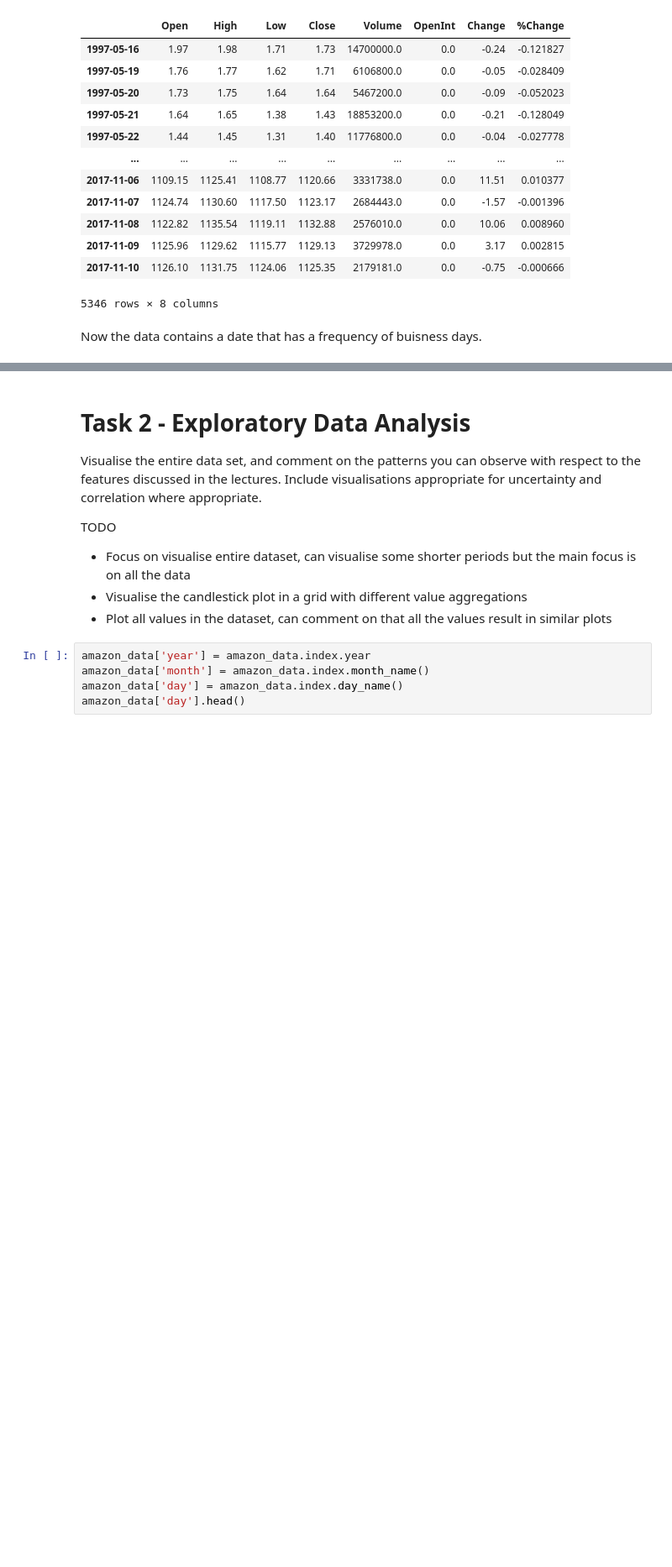
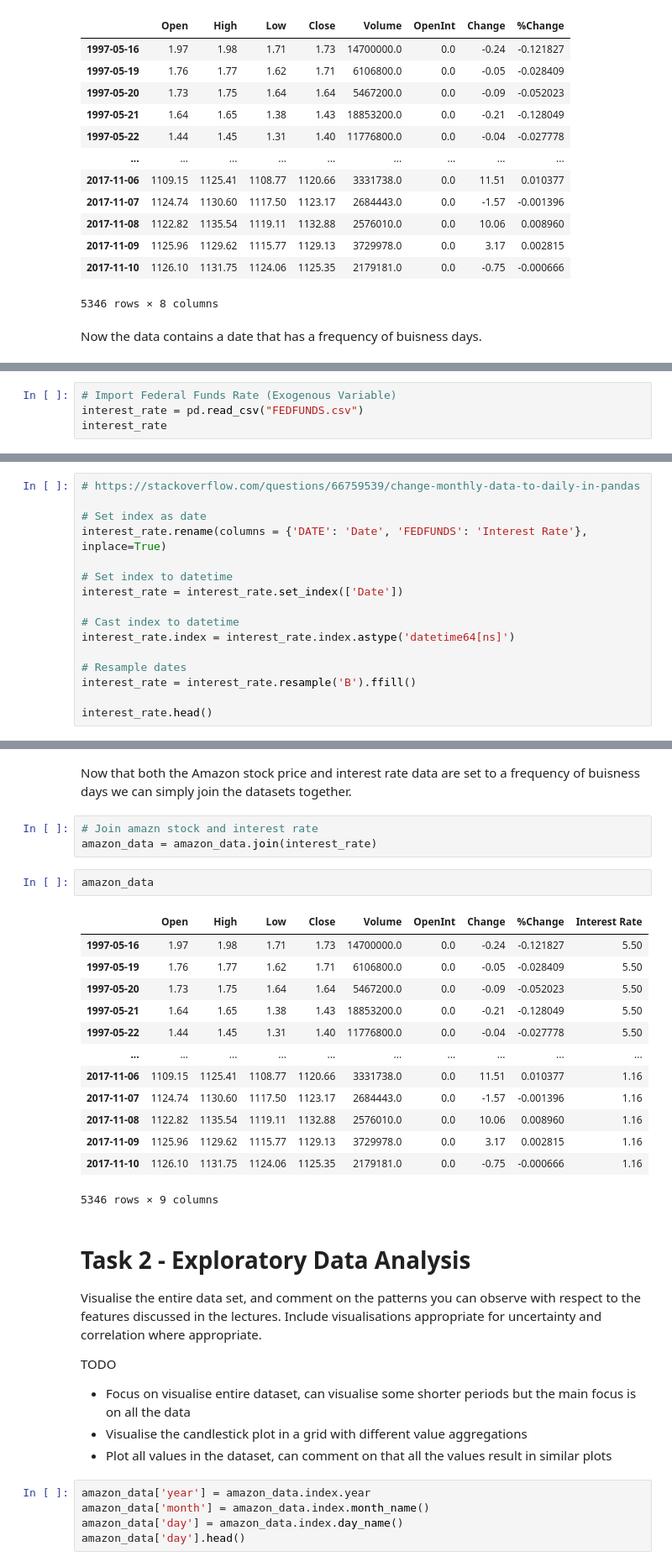
Before and after one commit to JamieKats/data2001-a3, a Jupyter notebook: DATA2001-A3-s4674720.ipynb, the cells around one changed output, grey strips where cells are left out. Shown at 84% size. Drawn from its saved outputs; the diff is of its cells as text; blank space fills up the shorter version.

Commit message:
Add interest rate data and include it in task 1 code

```diff
--- a/DATA2001-A3-s4674720.ipynb
+++ b/DATA2001-A3-s4674720.ipynb
@@ -163,0 +180,4 @@ Now the data contains a date that has a frequency of buisness days.
+# %%
+# Import Federal Funds Rate (Exogenous Variable)
+interest_rate = pd.read_csv("FEDFUNDS.csv")
+interest_rate
@@ -163,0 +200,16 @@ Now the data contains a date that has a frequency of buisness days.
+# %%
+# https://stackoverflow.com/questions/66759539/change-monthly-data-to-daily-in-pandas
+
+# Set index as date
+interest_rate.rename(columns = {'DATE': 'Date', 'FEDFUNDS': 'Interest Rate'}, inplace=True)
+
+# Set index to datetime
+interest_rate = interest_rate.set_index(['Date'])
+
+# Cast index to datetime
+interest_rate.index = interest_rate.index.astype('datetime64[ns]')
+
+# Resample dates
+interest_rate = interest_rate.resample('B').ffill()
+
+interest_rate.head()
@@ -164,3 +224,24 @@ Now the data contains a date that has a frequency of buisness days.
+# %% [markdown]
+Now that both the Amazon stock price and interest rate data are set to a frequency of buisness days we can simply join the datasets together.
+# %%
+# Join amazn stock and interest rate
+amazon_data = amazon_data.join(interest_rate)
+# %%
+amazon_data
+# %% [output]
+|  | Open | High | Low | Close | Volume | OpenInt | Change | %Change | Interest Rate |
+| 1997-05-16 | 1.97 | 1.98 | 1.71 | 1.73 | 14700000.0 | 0.0 | -0.24 | -0.121827 | 5.50 |
+| 1997-05-19 | 1.76 | 1.77 | 1.62 | 1.71 | 6106800.0 | 0.0 | -0.05 | -0.028409 | 5.50 |
+| 1997-05-20 | 1.73 | 1.75 | 1.64 | 1.64 | 5467200.0 | 0.0 | -0.09 | -0.052023 | 5.50 |
+| 1997-05-21 | 1.64 | 1.65 | 1.38 | 1.43 | 18853200.0 | 0.0 | -0.21 | -0.128049 | 5.50 |
+| 1997-05-22 | 1.44 | 1.45 | 1.31 | 1.40 | 11776800.0 | 0.0 | -0.04 | -0.027778 | 5.50 |
+| ... | ... | ... | ... | ... | ... | ... | ... | ... | ... |
+| 2017-11-06 | 1109.15 | 1125.41 | 1108.77 | 1120.66 | 3331738.0 | 0.0 | 11.51 | 0.010377 | 1.16 |
+| 2017-11-07 | 1124.74 | 1130.60 | 1117.50 | 1123.17 | 2684443.0 | 0.0 | -1.57 | -0.001396 | 1.16 |
+| 2017-11-08 | 1122.82 | 1135.54 | 1119.11 | 1132.88 | 2576010.0 | 0.0 | 10.06 | 0.008960 | 1.16 |
+| 2017-11-09 | 1125.96 | 1129.62 | 1115.77 | 1129.13 | 3729978.0 | 0.0 | 3.17 | 0.002815 | 1.16 |
+| 2017-11-10 | 1126.10 | 1131.75 | 1124.06 | 1125.35 | 2179181.0 | 0.0 | -0.75 | -0.000666 | 1.16 |
+5346 rows × 9 columns
 # %% [markdown]
 # Task 2 - Exploratory Data Analysis
 Visualise the entire data set, and comment on the patterns you can observe with respect to the features discussed in the lectures. Include visualisations appropriate for uncertainty and correlation where appropriate.
```
Also changed, not shown: parts of 9 cells of this notebook, 1 other file.
